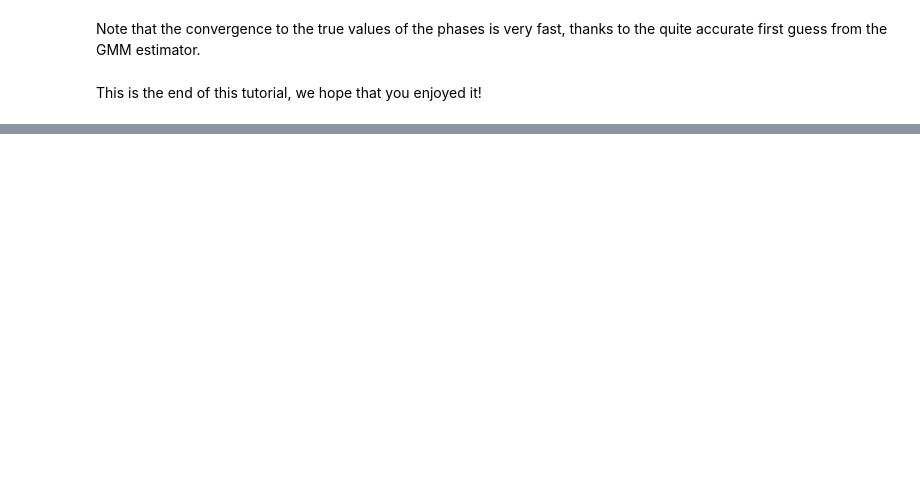
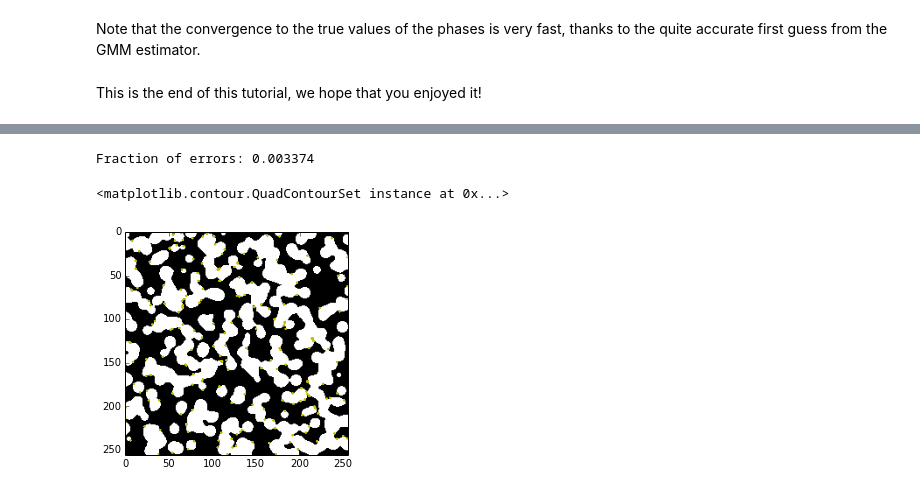
Before and after one commit to emmanuelle/image-processing-tutorials, a Jupyter notebook: binary_segmentation.ipynb, the cells around one changed output, grey strips where cells are left out. Cells and saved outputs as stored; diff of their text form; code cells hidden in the pictures; blank space fills up the shorter version.

```diff
--- a/binary_segmentation.ipynb
+++ b/binary_segmentation.ipynb
@@ -429,0 +555,11 @@ This is the end of this tutorial, we hope that you enjoyed it!
+# %%
+J = 1
+result_bp = np.sign(BP_mrf(noisy_im, J, n_step=15))
+errors_bp = np.logical_not(result_bp == im)
+print('Fraction of errors: %f' %errors_bp.mean())
+plt.imshow(result_bp[10], cmap='gray')
+plt.contour(errors_bp[10], colors='y', widths=[20])
+# %% [output]
+Fraction of errors: 0.003374
+<matplotlib.contour.QuadContourSet instance at 0x...>
+[figure, added]
```
Also changed, not shown: parts of 25 cells of this notebook.
